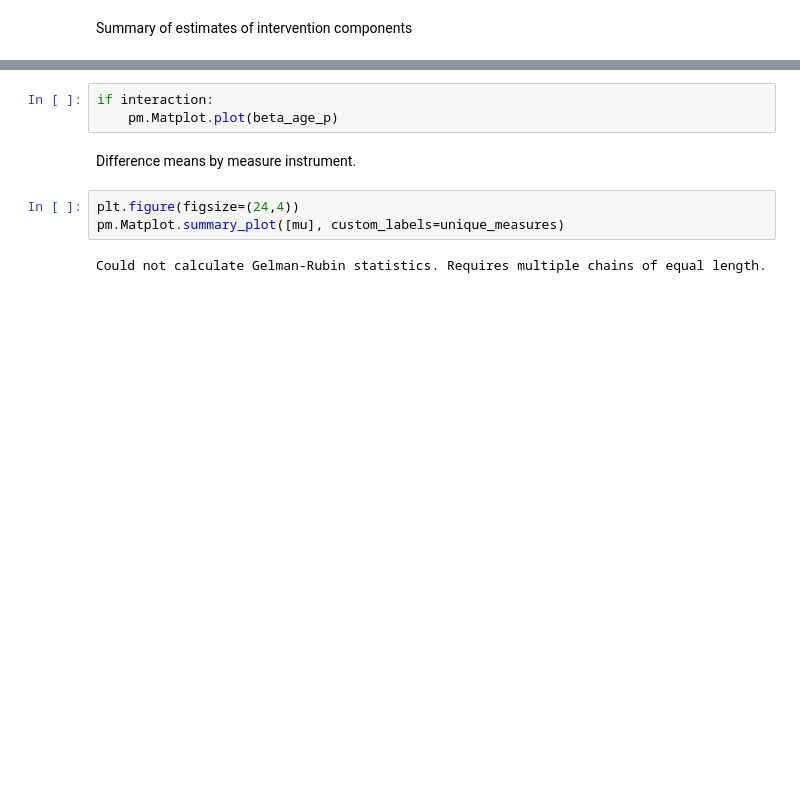
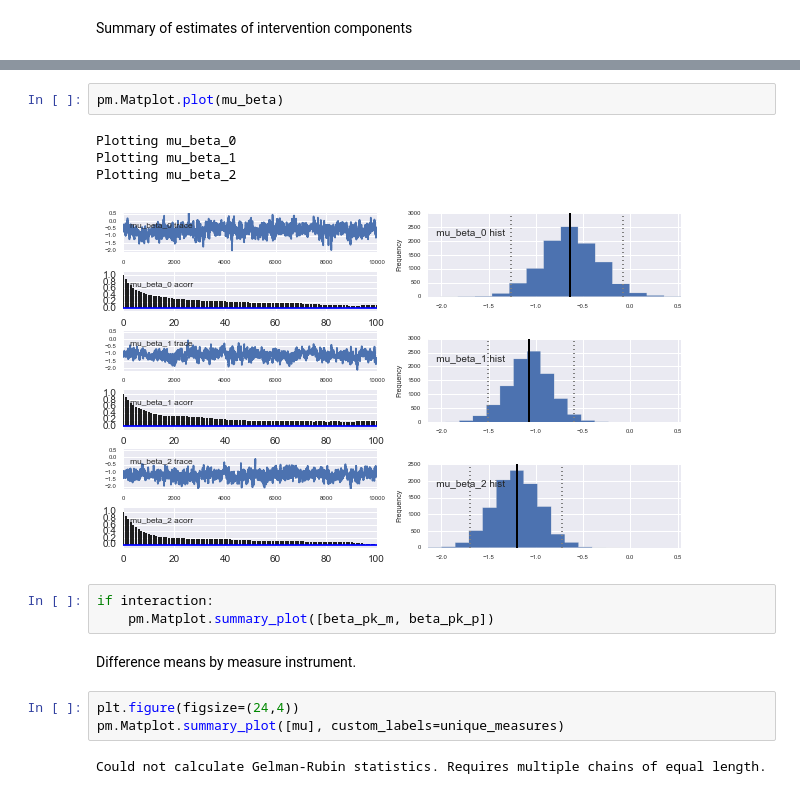
Before and after one commit to fonnesbeck/disruptive_behavior_disorder_MA, a Jupyter notebook: Disruptive Behavior Disorder Meta-analysis.ipynb, the cells around one changed output, grey strips where cells are left out. Drawn from its saved outputs; the diff is of its cells as text; blank space fills up the shorter version.

```diff
--- a/Disruptive Behavior Disorder Meta-analysis.ipynb
+++ b/Disruptive Behavior Disorder Meta-analysis.ipynb
@@ -623,6 +695,13 @@ mu_beta:
+# %%
+pm.Matplot.plot(mu_beta)
+# %% [output]
+Plotting mu_beta_0
+Plotting mu_beta_1
+Plotting mu_beta_2
+[figure, added]
 # %%
 if interaction:
-    pm.Matplot.plot(beta_age_p)
+    pm.Matplot.summary_plot([beta_pk_m, beta_pk_p])
 # %% [markdown]
 Difference means by measure instrument.
 # %%
```
Also changed, not shown: parts of 56 cells of this notebook.
